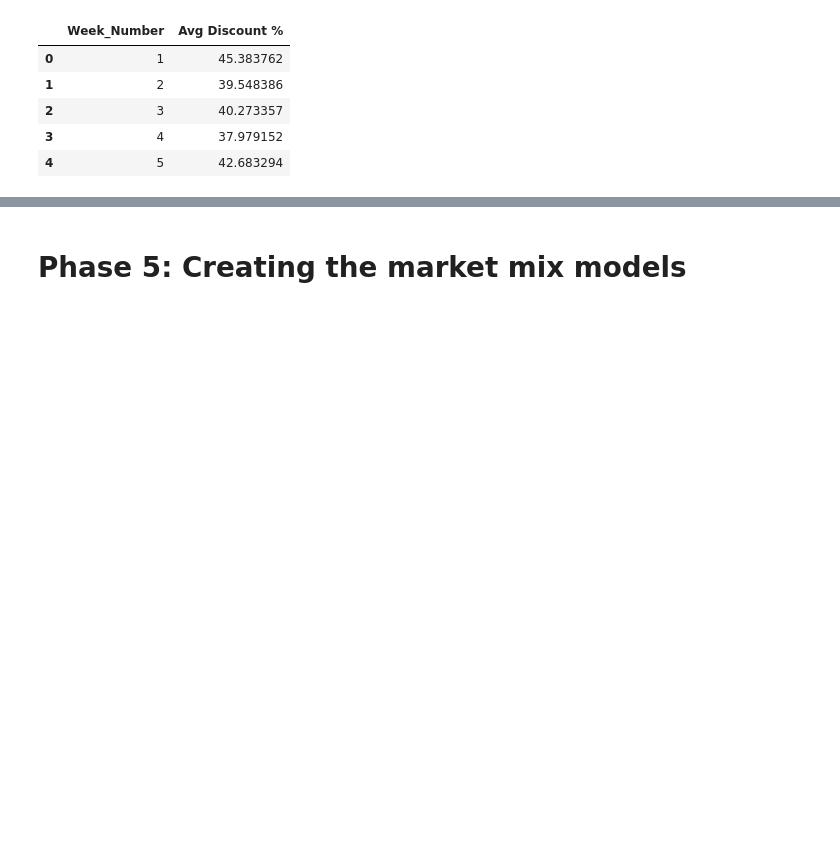
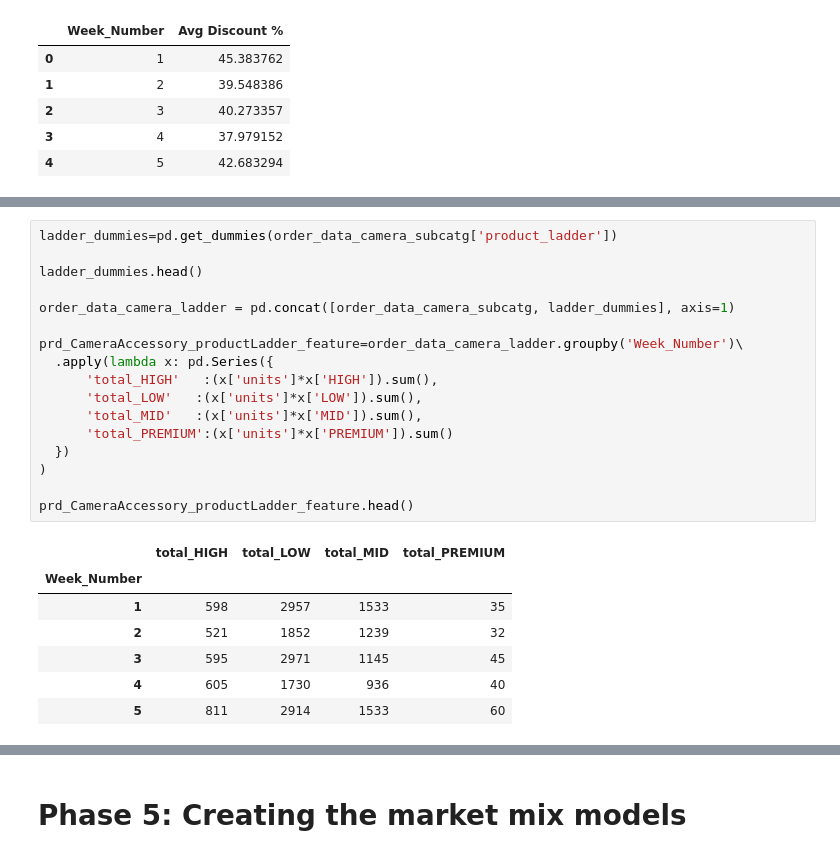
Before and after one commit to Nanditha-G-N/Machine-Learning-Case-Studies, a Jupyter notebook: ecommerce-capstone/ecommerce-assignment-Krishnan.ipynb, the cells around one changed output, grey strips where cells are left out. Drawn from its saved outputs; the diff is of its cells as text; blank space fills up the shorter version.

```diff
--- a/ecommerce-capstone/ecommerce-assignment-Krishnan.ipynb
+++ b/ecommerce-capstone/ecommerce-assignment-Krishnan.ipynb
@@ -1747,0 +1855,25 @@ avg_discpct_HomeAudio_feature.head()
+# %%
+ladder_dummies=pd.get_dummies(order_data_camera_subcatg['product_ladder'])
+
+ladder_dummies.head()
+
+order_data_camera_ladder = pd.concat([order_data_camera_subcatg, ladder_dummies], axis=1)
+
+prd_CameraAccessory_productLadder_feature=order_data_camera_ladder.groupby('Week_Number')\
+  .apply(lambda x: pd.Series({
+      'total_HIGH'   :(x['units']*x['HIGH']).sum(),
+      'total_LOW'   :(x['units']*x['LOW']).sum(),
+      'total_MID'   :(x['units']*x['MID']).sum(),
+      'total_PREMIUM':(x['units']*x['PREMIUM']).sum()
+  })
+)
+
+prd_CameraAccessory_productLadder_feature.head()
+# %% [output]
+|  | total_HIGH | total_LOW | total_MID | total_PREMIUM |
+| Week_Number |  |  |  |  |
+| 1 | 598 | 2957 | 1533 | 35 |
+| 2 | 521 | 1852 | 1239 | 32 |
+| 3 | 595 | 2971 | 1145 | 45 |
+| 4 | 605 | 1730 | 936 | 40 |
+| 5 | 811 | 2914 | 1533 | 60 |
```
Also changed, not shown: parts of 39 cells of this notebook.
